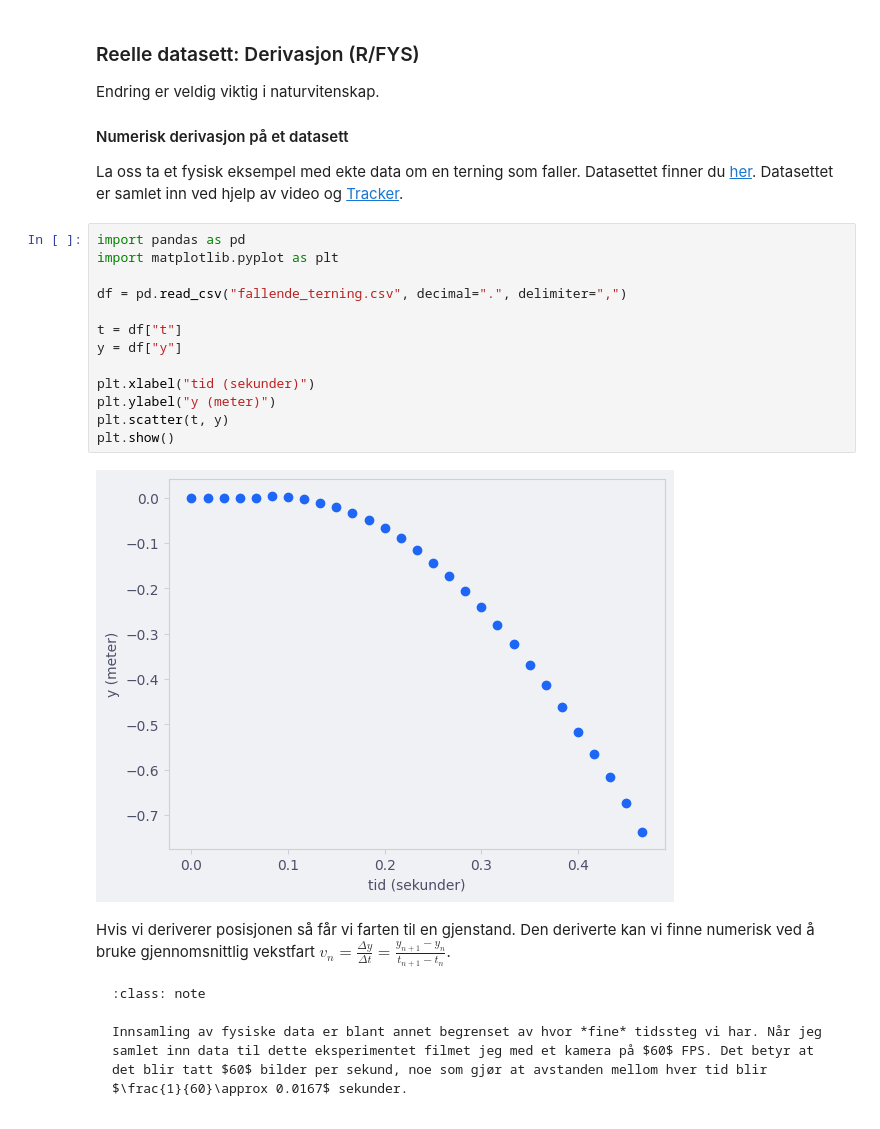
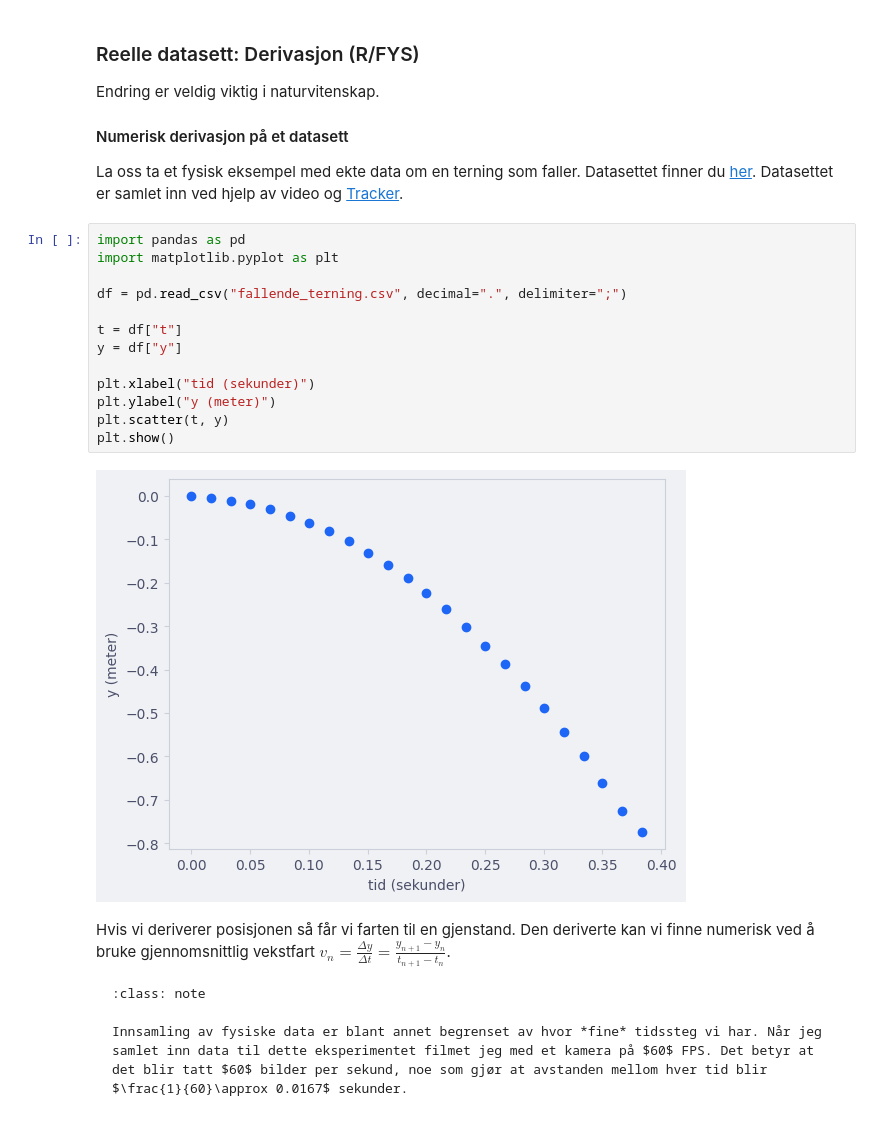
Before and after one commit to tobiasmelbo/onlinebok, a Jupyter notebook: _sources/Dataanalyse og plotting/Derivasjon Datasett.ipynb, the cells around one changed output. Cells and saved outputs as stored; diff of their text form.

```diff
--- a/_sources/Dataanalyse og plotting/Derivasjon Datasett.ipynb
+++ b/_sources/Dataanalyse og plotting/Derivasjon Datasett.ipynb
@@ -15,18 +15,18 @@ La oss ta et fysisk eksempel med ekte data om en terning som faller. Datasettet
 # %%
 import pandas as pd
 import matplotlib.pyplot as plt
 
-df = pd.read_csv("fallende_terning.csv", decimal=".", delimiter=",")
+df = pd.read_csv("fallende_terning.csv", decimal=".", delimiter=";")
 
 t = df["t"]
 y = df["y"]
 
 plt.xlabel("tid (sekunder)")
 plt.ylabel("y (meter)")
 plt.scatter(t, y)
 plt.show()
 # %% [output]
-[figure, old version]
+[figure, new version]
 # %% [markdown]
 Hvis vi deriverer posisjonen så får vi farten til en gjenstand. Den deriverte kan vi finne numerisk ved å bruke gjennomsnittlig vekstfart $v_n=\frac{\Delta y}{\Delta t}=\frac{y_{n + 1} - y_{n}}{t_{n + 1} - t_{n}}$.
 
```
Also changed, not shown: parts of 5 cells of this notebook, 11 other files.
